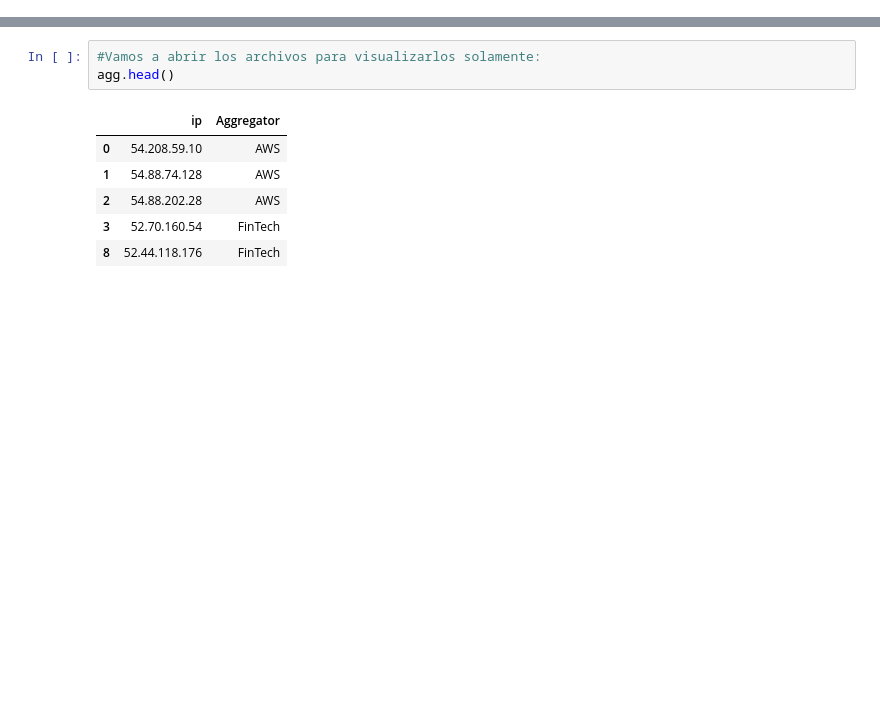
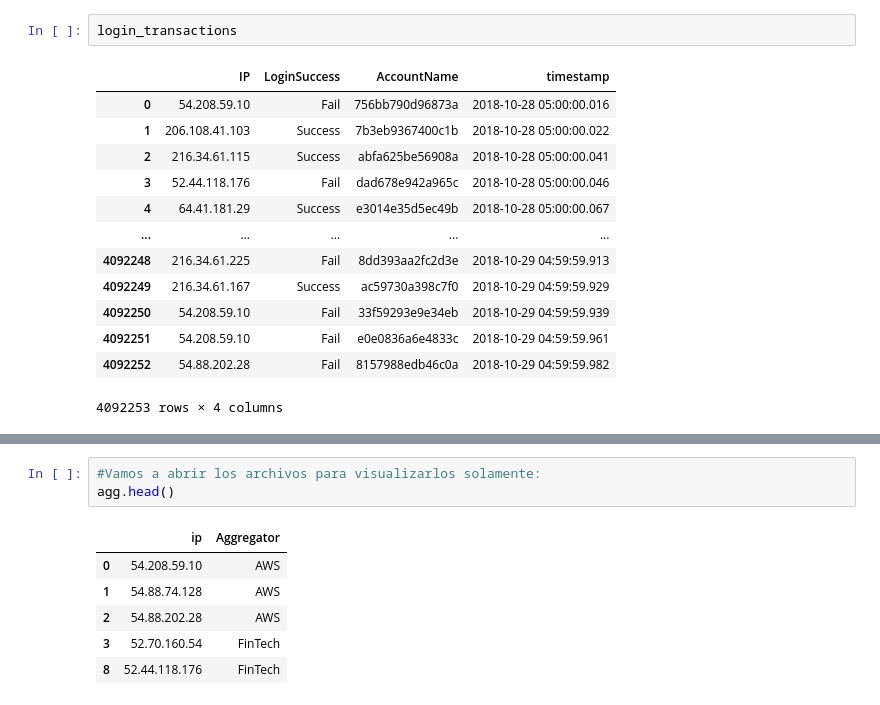
Before and after one commit to armand-analytics/analytical_problems, a Jupyter notebook: solve.ipynb, the cells around one changed output, grey strips where cells are left out. Saved outputs shown, nothing was run; the diff lists cells and outputs as text; blank space fills up the shorter version.

```diff
--- a/solve.ipynb
+++ b/solve.ipynb
@@ -116,0 +104,16 @@ KeyError: 'IP'
+# %%
+login_transactions
+# %% [output]
+|  | IP | LoginSuccess | AccountName | timestamp |
+| 0 | 54.208.59.10 | Fail | 756bb790d96873a | 2018-10-28 05:00:00.016 |
+| 1 | 206.108.41.103 | Success | 7b3eb9367400c1b | 2018-10-28 05:00:00.022 |
+| 2 | 216.34.61.115 | Success | abfa625be56908a | 2018-10-28 05:00:00.041 |
+| 3 | 52.44.118.176 | Fail | dad678e942a965c | 2018-10-28 05:00:00.046 |
+| 4 | 64.41.181.29 | Success | e3014e35d5ec49b | 2018-10-28 05:00:00.067 |
+| ... | ... | ... | ... | ... |
+| 4092248 | 216.34.61.225 | Fail | 8dd393aa2fc2d3e | 2018-10-29 04:59:59.913 |
+| 4092249 | 216.34.61.167 | Success | ac59730a398c7f0 | 2018-10-29 04:59:59.929 |
+| 4092250 | 54.208.59.10 | Fail | 33f59293e9e34eb | 2018-10-29 04:59:59.939 |
+| 4092251 | 54.208.59.10 | Fail | e0e0836a6e4833c | 2018-10-29 04:59:59.961 |
+| 4092252 | 54.88.202.28 | Fail | 8157988edb46c0a | 2018-10-29 04:59:59.982 |
+4092253 rows × 4 columns
```
Also changed, not shown: parts of 19 cells of this notebook.
